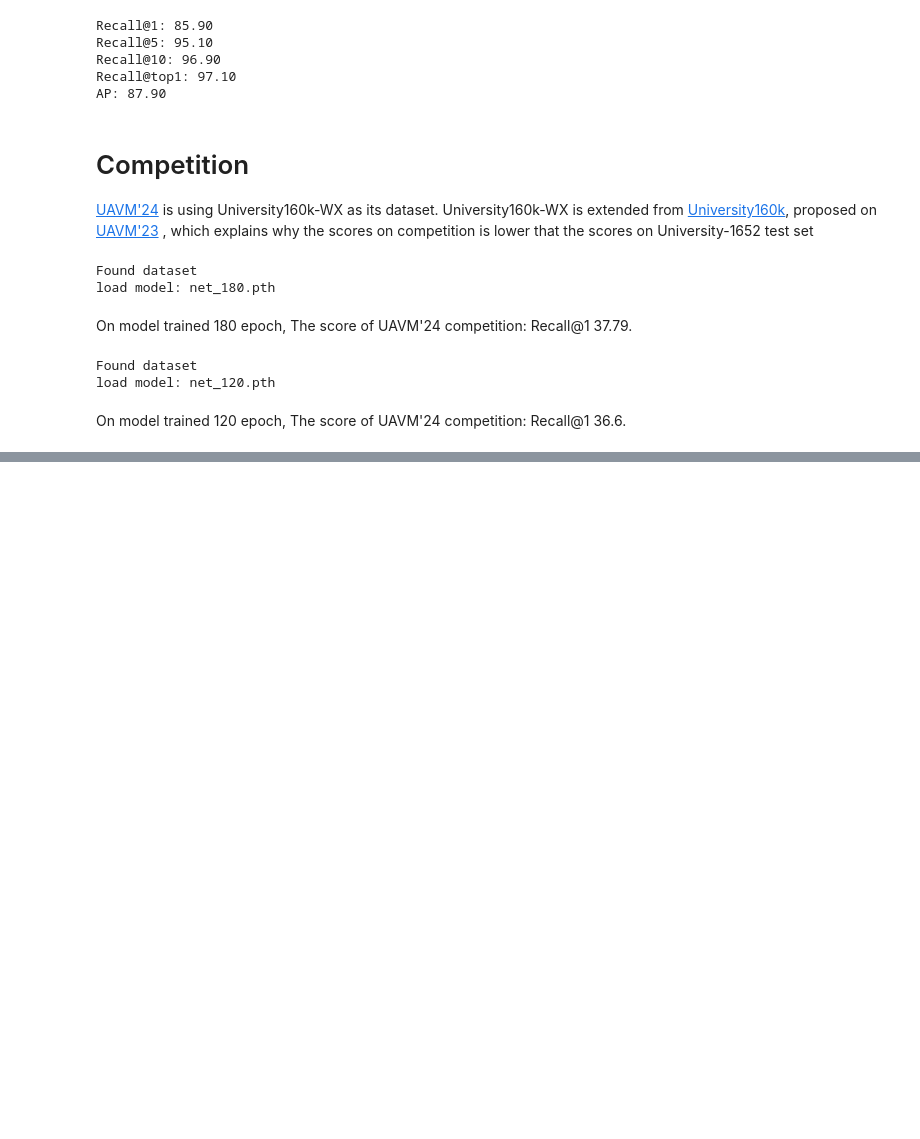
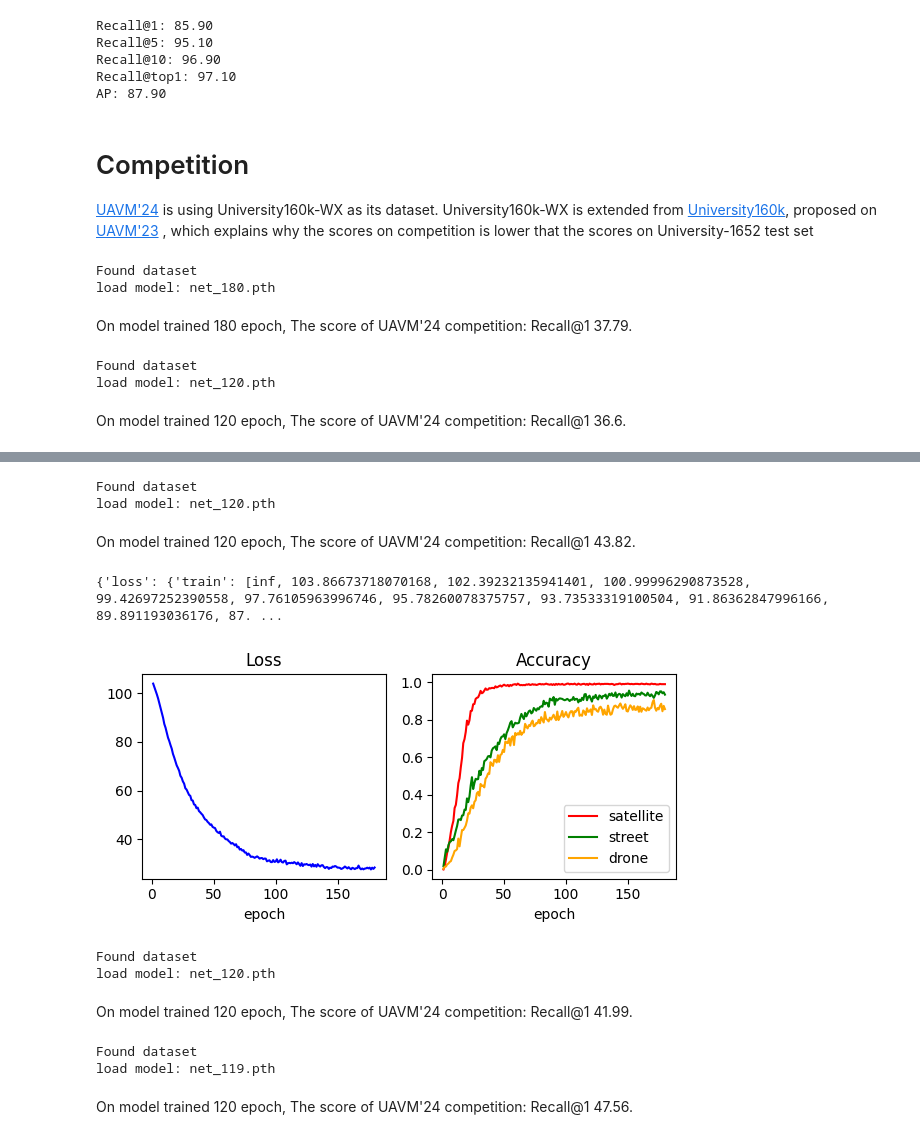
Before and after one commit to sayoriaaa/UAVM24-solution, a Jupyter notebook: LPN.ipynb, the cells around one changed output, grey strips where cells are left out. Saved outputs shown, nothing was run; the diff lists cells and outputs as text; code cells hidden in the pictures; blank space fills up the shorter version.

Commit message:
LPN tests

```diff
--- a/LPN.ipynb
+++ b/LPN.ipynb
@@ -392,7 +392,10 @@ class Model:
                 extra_Google=False,
                 block=6,
                 checkpoint_interval=20,
+                h=384,
+                w=384,
                 model_test=None,
+                droprate = 0.5,
                  ):
         self.pardir = 'model'
         self.pytorch_version =  torch.__version__
@@ -406,6 +409,9 @@ class Model:
         self.block = block
         self.checkpoint_interval = checkpoint_interval
         self.model_test = None
+        self.w = w
+        self.h = h
+        self.droprate = droprate
 
     def one_LPN_output(self, outputs, labels, criterion):
         sm = nn.Softmax(dim=1)
@@ -452,7 +458,7 @@ class Model:
 
     def test(self, query='drone', gallery='satellite', class_nums = 701, multiple_scale=[1], write_query=False, dataset='University-Release', test_num='all', pth=None):
         # load Dataset
-        image_datasets, dataloaders, dataset_sizes = init_dataset_test(name=dataset)
+        image_datasets, dataloaders, dataset_sizes = init_dataset_test(name=dataset, w=self.w, h=self.h)
 
         gallery_name = 'gallery_' + gallery
         query_name = 'query_' + query
@@ -493,7 +499,7 @@ class Model:
         print("load model: {}".format(model_file))
         save_path = os.path.join(self.pardir, self.name, model_file)
 
-        model = three_view_net(class_nums, droprate=0.5, pool='avg', stride=1, block=self.block)
+        model = three_view_net(class_nums, droprate=self.droprate, pool='avg', stride=1, block=self.block)
         model.load_state_dict(torch.load(save_path))
         model = model.cuda()
         model.train(False)
@@ -543,12 +549,12 @@ class Model:
 
     def train(self, dataset='University-Release'):
         # load Dataset
-        image_datasets, dataloaders, dataset_sizes = init_dataset_train(name=dataset)
+        image_datasets, dataloaders, dataset_sizes = init_dataset_train(name=dataset, w=self.w, h=self.h)
         class_nums = len(image_datasets['street'].classes)
         self.class_nums = class_nums # 701
 
         # Create Model
-        model = three_view_net(class_nums, droprate=0.5, pool='avg', stride=1, block=self.block)
+        model = three_view_net(class_nums, droprate=self.droprate, pool='avg', stride=1, block=self.block)
         model = model.cuda()
 
         # Create optimizer
@@ -1031,0 +1055,34 @@ On model trained 120 epoch, The score of UAVM'24 competition: Recall@1 36.6.
+# %%
+get_competition_submit(baseline_ws, pth='net_120')
+# %% [output]
+Found dataset
+load model: net_120.pth
+# %% [markdown]
+On model trained 120 epoch, The score of UAVM'24 competition: Recall@1 43.82.
+# %%
+baseline_wsg = Model(checkpoint_interval=20, num_epochs=180, name='LPNwsg', droprate=0.75, h=256, w=256, block=4, extra_Google=True)
+# %%
+baseline_wsg.train(dataset='University-Release-wx')
+# %%
+print(baseline_wsg.train_info)
+# %% [output]
+{'loss': {'train': [inf, 103.86673718070168, 102.39232135941401, 100.99996290873528, 99.42697252390558, 97.76105963996746, 95.78260078375757, 93.73533319100504, 91.86362847996166, 89.891193036176, 87. ...
+# %%
+visualize_train_info(baseline_wsg)
+# %% [output]
+[figure, added]
+# %%
+get_competition_submit(baseline_wsg, pth='net_120')
+# %% [output]
+Found dataset
+load model: net_120.pth
+# %% [markdown]
+On model trained 120 epoch, The score of UAVM'24 competition: Recall@1 41.99.
+# %%
+baseline_wsg = Model(checkpoint_interval=20, num_epochs=180, name='LPN', droprate=0.75, h=256, w=256, block=4, extra_Google=True)
+get_competition_submit(baseline_wsg, pth='net_119')
+# %% [output]
+Found dataset
+load model: net_119.pth
+# %% [markdown]
+On model trained 120 epoch, The score of UAVM'24 competition: Recall@1 47.56.
```
Also changed, not shown: parts of 5 cells of this notebook, 6 other files.
